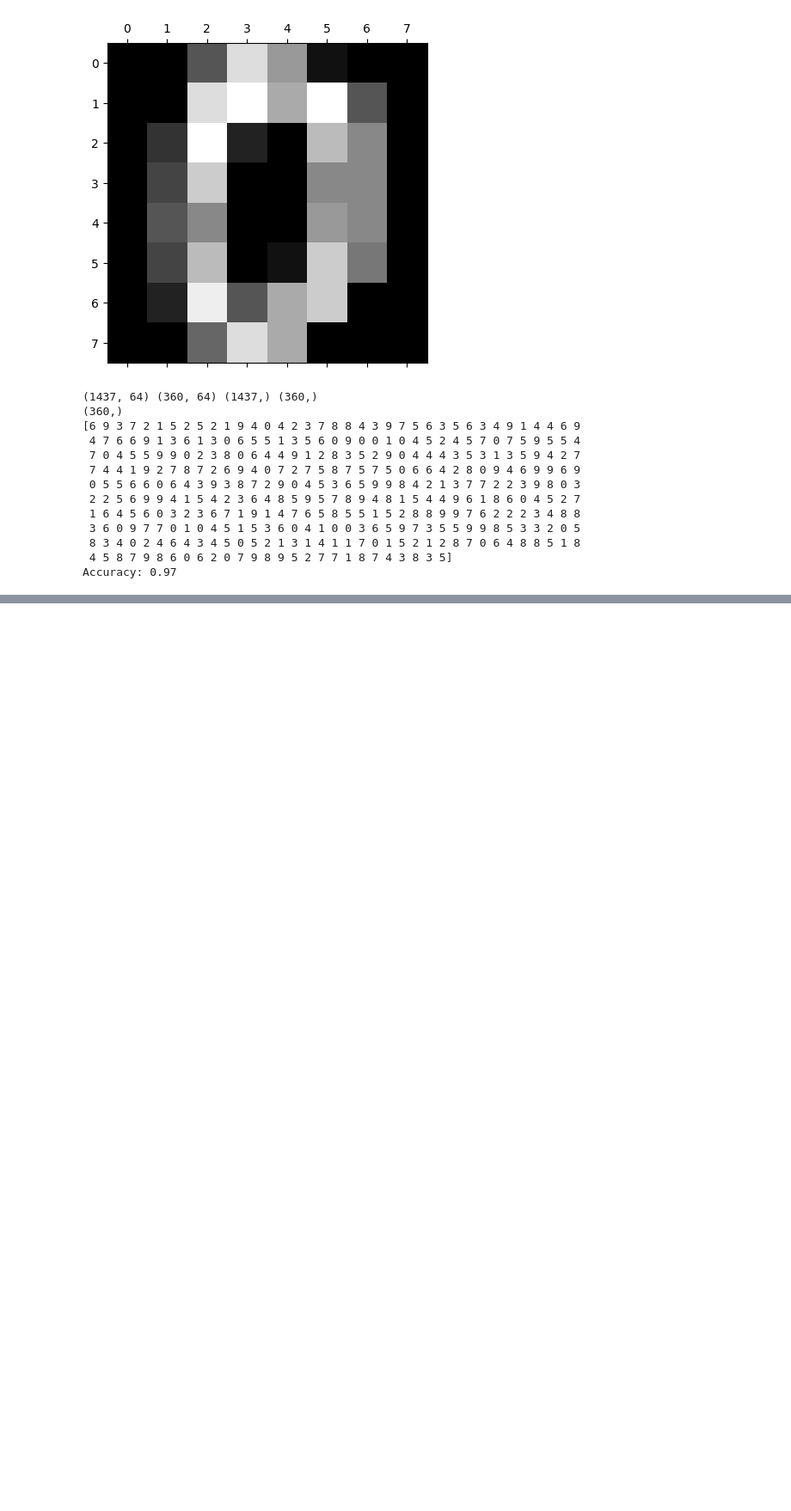
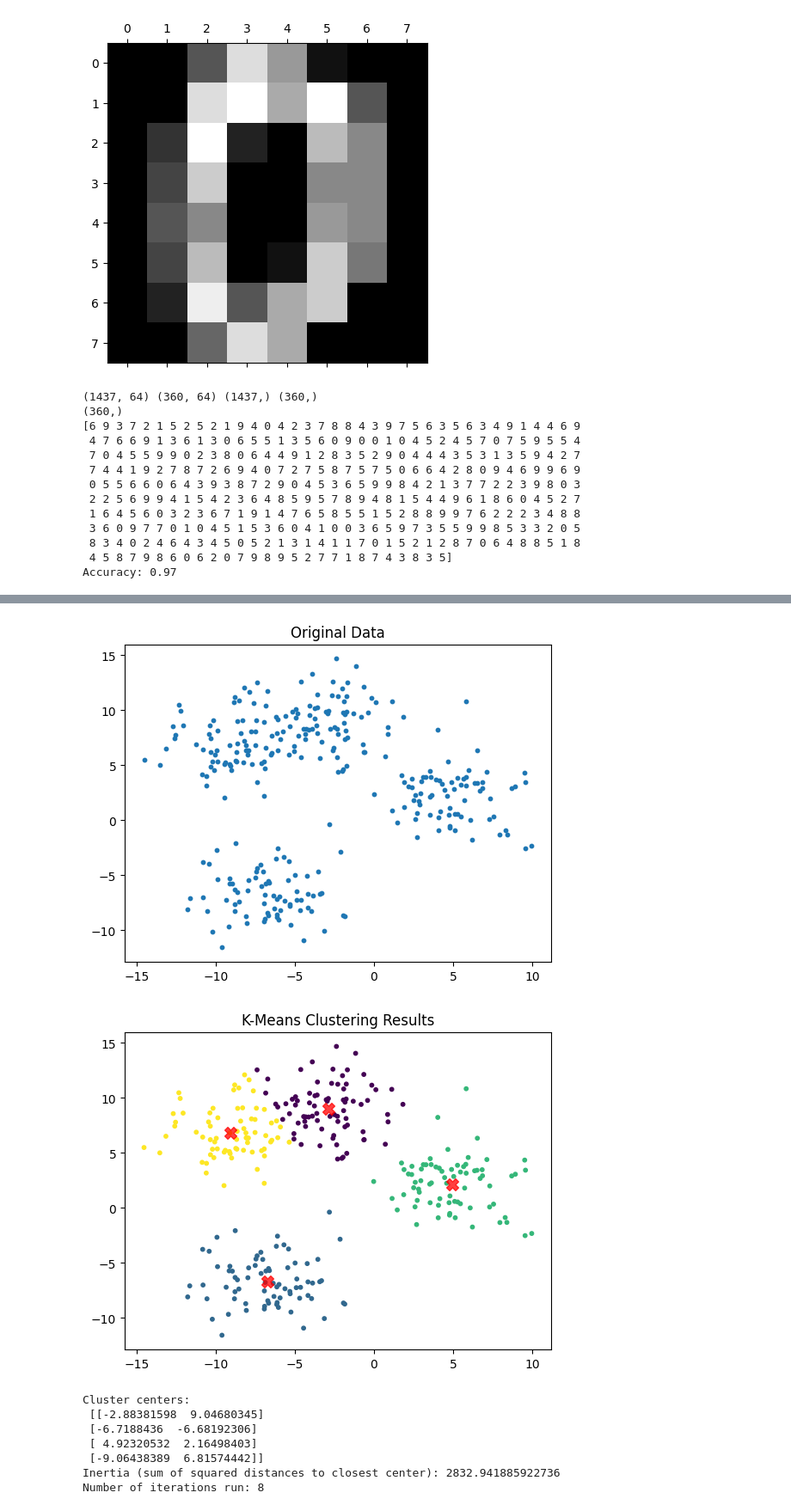
Before and after one commit to oleg0x/Python_libraries_examples, a Jupyter notebook: sklearn_basics.ipynb, the cells around one changed output, grey strips where cells are left out. Shown at 86% size. Cells and saved outputs as stored; diff of their text form; code cells hidden in the pictures; blank space fills up the shorter version.

```diff
--- a/sklearn_basics.ipynb
+++ b/sklearn_basics.ipynb
@@ -62,0 +159,46 @@ Accuracy: 0.97
+# %%
+import numpy as np
+import matplotlib.pyplot as plt
+from sklearn.cluster import KMeans
+from sklearn.datasets import make_blobs
+
+#np.random.seed(42)  # For reproducibility
+
+# Create a dataset with 300 samples, 4 centers (clusters), and 2 features
+X, y = make_blobs(n_samples=300, centers=4, cluster_std=2.3, random_state=42)
+
+# Visualize the data
+plt.scatter(X[:, 0], X[:, 1], s=10)
+plt.title("Original Data")
+plt.show()
+
+# Create KMeans instance and fit the model to the data
+kmeans = KMeans(n_clusters=4, random_state=42)
+kmeans.fit(X)
+
+# Predict the clusters
+y_kmeans = kmeans.predict(X)
+
+# Get cluster centers
+centers = kmeans.cluster_centers_
+
+# Visualize the clusters
+plt.scatter(X[:, 0], X[:, 1], c=y_kmeans, s=10, cmap='viridis')
+plt.scatter(centers[:, 0], centers[:, 1], c='red', s=100, alpha=0.75, marker='X')
+plt.title("K-Means Clustering Results")
+plt.show()
+
+# Print some metrics
+print("Cluster centers:\n", centers)
+print("Inertia (sum of squared distances to closest center):", kmeans.inertia_)
+print("Number of iterations run:", kmeans.n_iter_)
+# %% [output]
+[figure, added]
+[figure, added]
+Cluster centers:
+ [[-2.88381598  9.04680345]
+ [-6.7188436  -6.68192306]
+ [ 4.92320532  2.16498403]
+ [-9.06438389  6.81574442]]
+Inertia (sum of squared distances to closest center): 2832.941885922736
+Number of iterations run: 8
```
Also changed, not shown: parts of 6 cells of this notebook.
